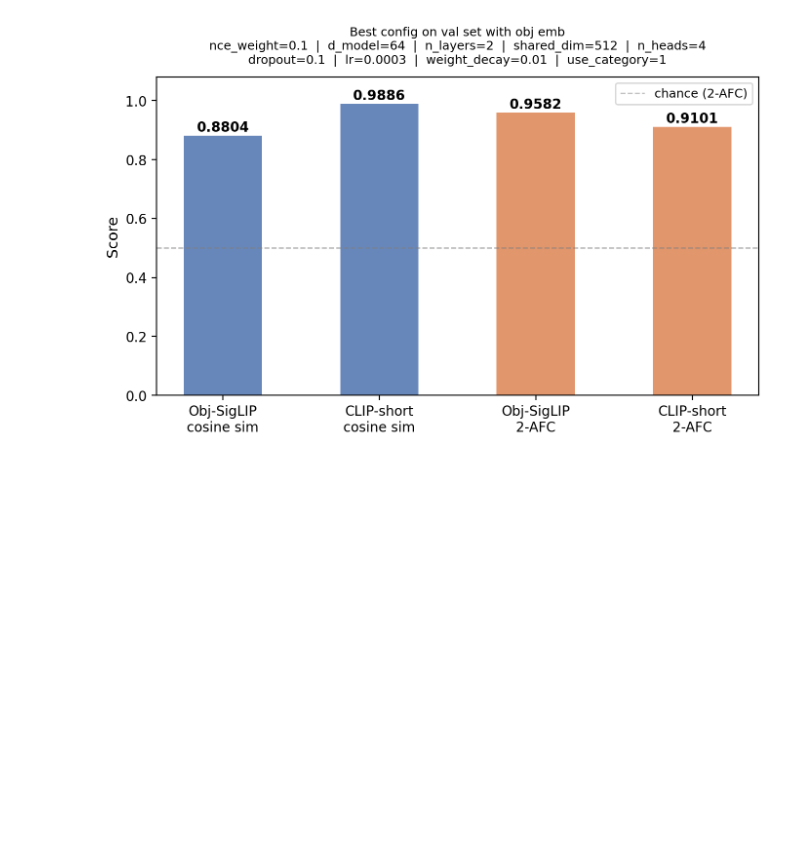
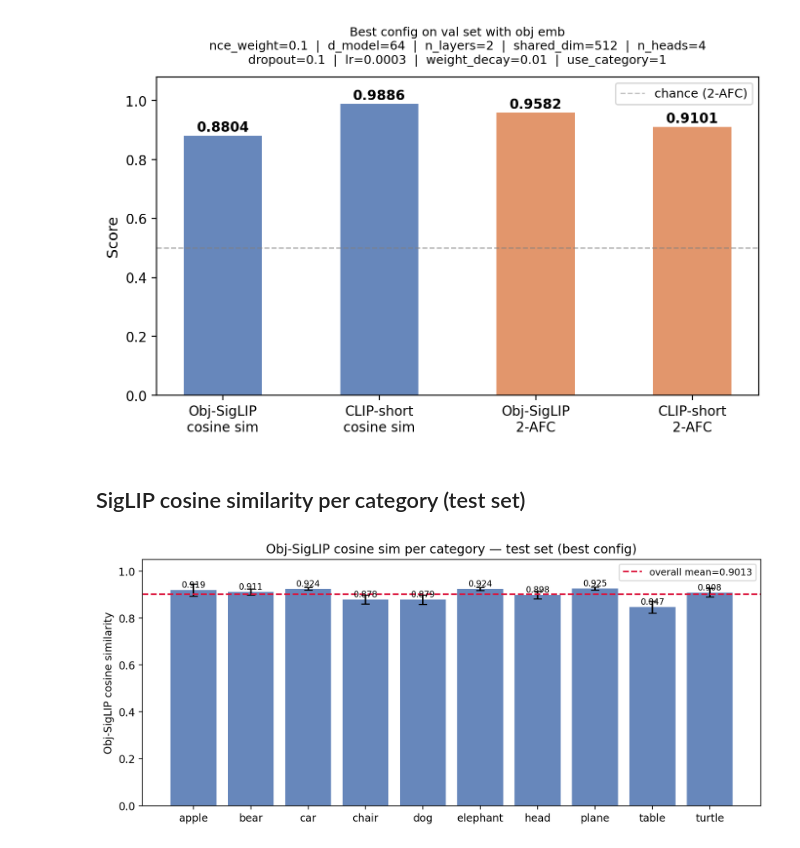
Before and after one commit to YAOJaredz/NeurObjectGen, a Jupyter notebook: notebooks/sweep_hvm_multihead_obj_results.ipynb, the cells around one changed output. Saved outputs shown, nothing was run; the diff lists cells and outputs as text; code cells hidden in the pictures; blank space fills up the shorter version.

```diff
--- a/notebooks/sweep_hvm_multihead_obj_results.ipynb
+++ b/notebooks/sweep_hvm_multihead_obj_results.ipynb
@@ -260,3 +260,74 @@ if not df.empty:
     plt.show()
 # %% [output]
 [figure]
+# %% [markdown]
+## SigLIP cosine similarity per category (test set)
+# %%
+import sys
+import torch
+import torch.nn.functional as F
+import numpy as np
+import matplotlib.pyplot as plt
+
+sys.path.insert(0, '.')
+from config_const import (
+    HVM_CATEGORIES, HVM_N_VAR, HVM_N_STIMULI,
+    HVM_OBJ_SIGLIP_EMBEDDINGS_PATH,
+)
+from data_utils.hvm_loader import _load_hvm_neural, _category_stratified_split
+from encoders import MultiHeadTransformer
+
+if not df.empty:
+    best_row = df.sort_values('val_mean_cos', ascending=False).iloc[0]
+
+    # ── load data
+    rsp = _load_hvm_neural()
+    neural_t    = torch.from_numpy(rsp).float()                                       # (450, N, T)
+    obj_siglip_t = torch.load(HVM_OBJ_SIGLIP_EMBEDDINGS_PATH, weights_only=True)     # (450, 1152)
+    cat_indices  = torch.arange(HVM_N_STIMULI) // HVM_N_VAR                          # (450,)
+
+    _, _, test_idx_np = _category_stratified_split(seed=0)
+    test_idx     = torch.from_numpy(test_idx_np).long()
+    neural_test  = neural_t[test_idx].permute(0, 2, 1)                               # (90, T, N)
+    siglip_gt    = F.normalize(obj_siglip_t[test_idx], dim=-1)                       # (90, 1152)
+    test_cats    = cat_indices[test_idx]                                              # (90,)
+
+    # ── build & load best model
+    m = MultiHeadTransformer(
+        n_neurons=neural_t.shape[1],
+        d_model=int(best_row['d_model']),
+        n_heads=int(best_row['n_heads']),
+        n_layers=int(best_row['n_layers']),
+        shared_dim=int(best_row['shared_dim']),
+        dropout=float(best_row['dropout']),
+        n_categories=10 if best_row.get('use_category', True) else 0,
+    )
+    ckpt = torch.load(best_row['path'], weights_only=False, map_location='cpu')
+    m.load_state_dict(ckpt['model_state'])
+    m.eval()
+
+    with torch.no_grad():
+        pred_siglip = m(neural_test, test_cats)['siglip']                             # (90, 1152)
+
+    # ── per-category cosine similarity
+    cos_per = F.cosine_similarity(pred_siglip, siglip_gt, dim=-1)                    # (90,)
+    cat_means = [cos_per[test_cats == i].mean().item() for i in range(len(HVM_CATEGORIES))]
+    cat_sems  = [(cos_per[test_cats == i].std() / (test_cats == i).sum().float().sqrt()).item()
+                 for i in range(len(HVM_CATEGORIES))]
+    overall   = cos_per.mean().item()
+
+    fig, ax = plt.subplots(figsize=(9, 4))
+    bars = ax.bar(HVM_CATEGORIES, cat_means, yerr=cat_sems, capsize=4,
+                 color='#4C72B0', alpha=0.85, error_kw=dict(lw=1.5))
+    for bar, v in zip(bars, cat_means):
+        ax.text(bar.get_x() + bar.get_width() / 2, v + 0.003,
+                f'{v:.3f}', ha='center', va='bottom', fontsize=8)
+    ax.axhline(overall, color='crimson', lw=1.5, ls='--', label=f'overall mean={overall:.4f}')
+    ax.set_ylabel('Obj-SigLIP cosine similarity')
+    ax.set_title('Obj-SigLIP cosine sim per category — test set (best config)')
+    ax.legend(fontsize=9)
+    ax.set_ylim(0, 1.05)
+    plt.tight_layout()
+    plt.show()
+# %% [output]
+[figure, added]
```
Also changed, not shown: parts of 1 cell of this notebook, 1 other file.
